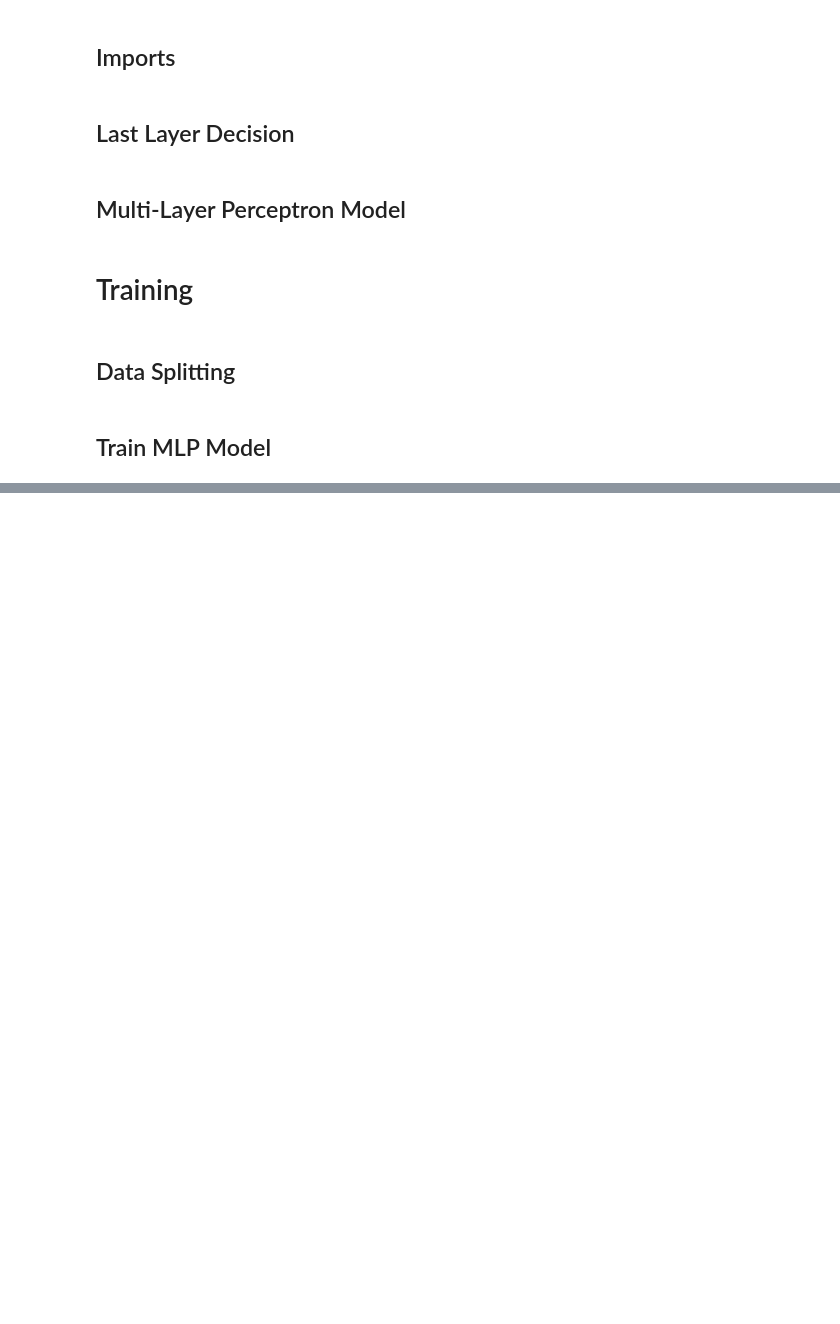
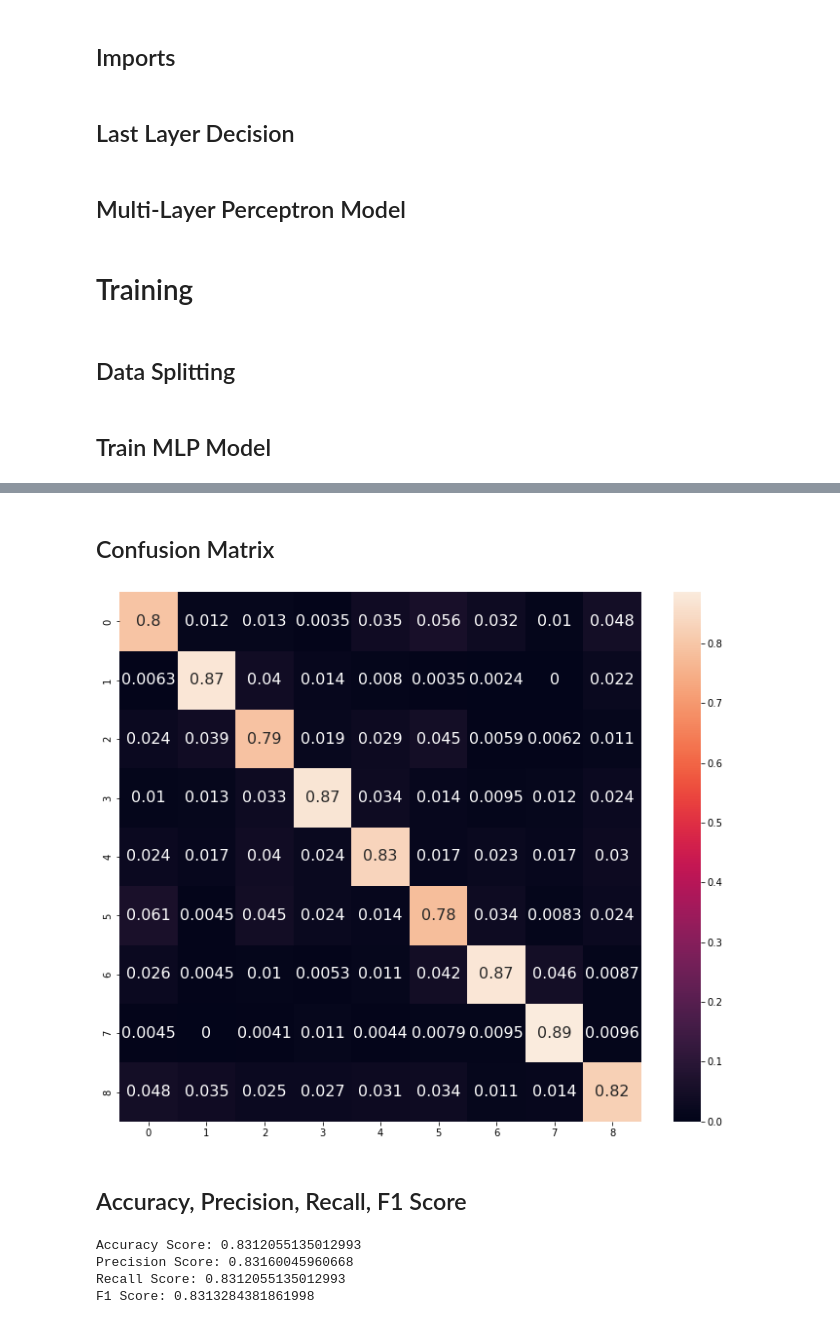
Before and after one commit to Catyousha/Grinding_NewsClassification, a Jupyter notebook: 01_Modelling.ipynb, the cells around one changed output, grey strips where cells are left out. Cells and saved outputs as stored; diff of their text form; code cells hidden in the pictures; blank space fills up the shorter version.

```diff
--- a/01_Modelling.ipynb
+++ b/01_Modelling.ipynb
@@ -267,9 +267,9 @@ def train_mlp_model(data,
 
     # Save model.
     model.save('ngram_model.h5')
-    return model, history['val_accuracy'][-1], history['val_loss'][-1]
+    return model, history
 # %%
-trained_mlp_model, accuracy, loss = train_mlp_model(
+trained_mlp_model, history = train_mlp_model(
     data=splitted_data,
     epochs=10,
 )
@@ -310,0 +317,17 @@ _________________________________________________________________
+# %%
+# Confusion Matrix
+from sklearn.metrics import confusion_matrix
+
+# Vectorize texts.
+x_train, x_val = ngram_vectorize(
+    train_texts=train_texts,
+    train_labels=train_labels,
+    val_texts=val_texts,
+)
+
+y_pred = trained_mlp_model.predict(x_val)
+y_discrete_pred = []
+for pred in y_pred:
+    value = pred.tolist().index(max(pred))
+    y_discrete_pred.append(int(value))
+y_discrete_pred
@@ -310,0 +352,29 @@ _________________________________________________________________
+# %% [markdown]
+## Confusion Matrix
+# %%
+import seaborn as sn
+cm = confusion_matrix(val_labels, y_discrete_pred , normalize='pred')
+plt.figure(figsize=(12,10))
+sn.heatmap(cm, annot=True, annot_kws={"size": 16}) # font size
+plt.show()
+# %% [output]
+[figure, added]
+# %% [markdown]
+## Accuracy, Precision, Recall, F1 Score
+# %%
+from sklearn.metrics import accuracy_score, precision_score, recall_score, f1_score
+
+acc = accuracy_score(val_labels, y_discrete_pred)
+prec = precision_score(val_labels, y_discrete_pred, average='weighted')
+rec = recall_score(val_labels, y_discrete_pred, average='weighted')
+f1 = f1_score(val_labels, y_discrete_pred, average='weighted')
+
+print(f"Accuracy Score: {acc}")
+print(f"Precision Score: {prec}")
+print(f"Recall Score: {rec}")
+print(f"F1 Score: {f1}")
+# %% [output]
+Accuracy Score: 0.8312055135012993
+Precision Score: 0.83160045960668
+Recall Score: 0.8312055135012993
+F1 Score: 0.8313284381861998
```
Also changed, not shown: parts of 5 cells of this notebook, 1 other file.
